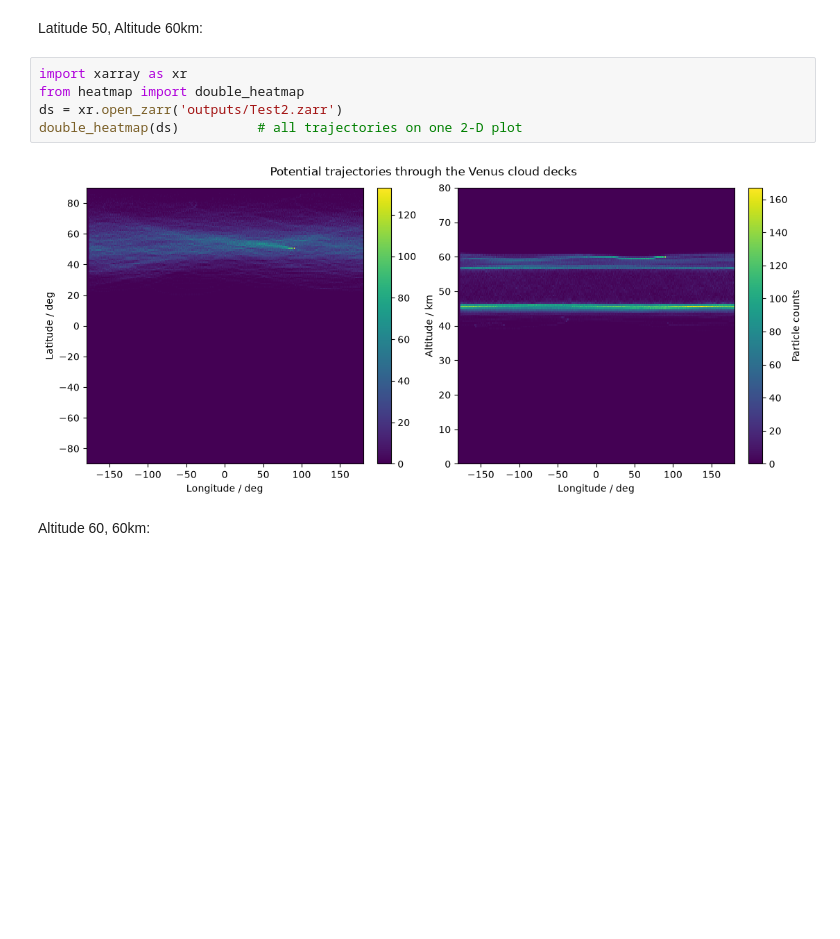
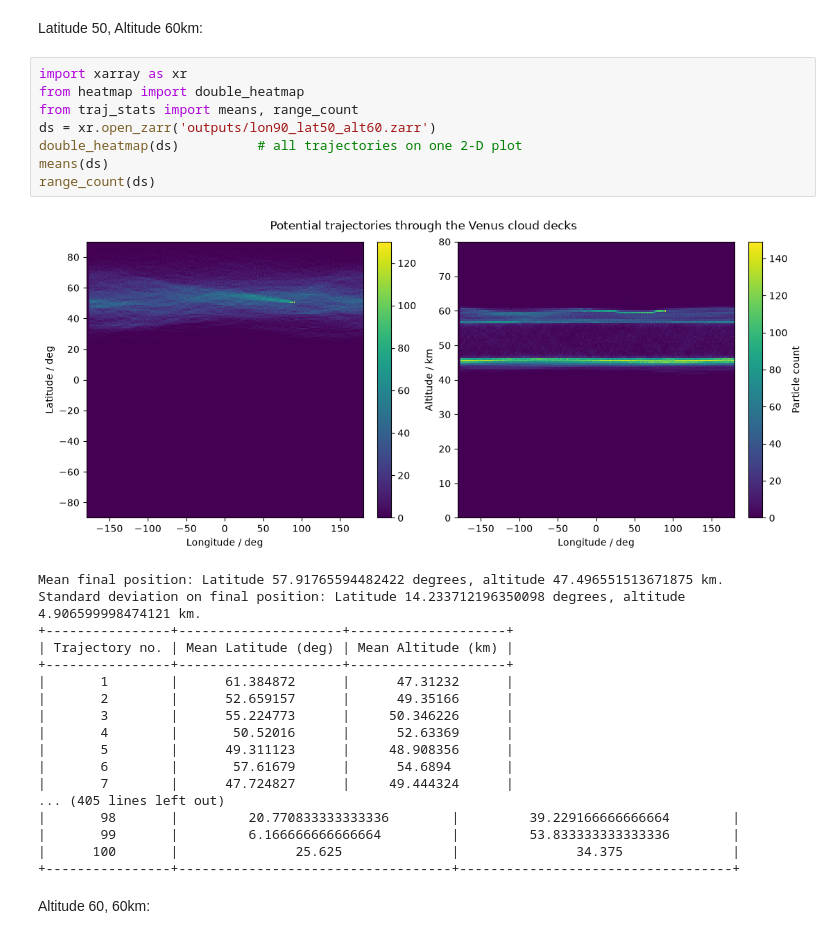
Before and after one commit to maureenjcohen/latraj, a Jupyter notebook: analysis.ipynb, the cells around one changed output. Drawn from its saved outputs; the diff is of its cells as text; blank space fills up the shorter version.

```diff
--- a/analysis.ipynb
+++ b/analysis.ipynb
@@ -351,10 +354,30 @@ Latitude 50, Altitude 60km:
 # %%
 import xarray as xr
 from heatmap import double_heatmap
-ds = xr.open_zarr('outputs/Test2.zarr')
+from traj_stats import means, range_count
+ds = xr.open_zarr('outputs/lon90_lat50_alt60.zarr')
 double_heatmap(ds)          # all trajectories on one 2-D plot
+means(ds)
+range_count(ds)
 # %% [output]
-[figure, old version]
+[figure, new version]
+Mean final position: Latitude 57.91765594482422 degrees, altitude 47.496551513671875 km.
+Standard deviation on final position: Latitude 14.233712196350098 degrees, altitude 4.906599998474121 km.
++----------------+---------------------+--------------------+
+| Trajectory no. | Mean Latitude (deg) | Mean Altitude (km) |
++----------------+---------------------+--------------------+
+|       1        |      61.384872      |      47.31232      |
+|       2        |      52.659157      |      49.35166      |
+|       3        |      55.224773      |     50.346226      |
+|       4        |       50.52016      |      52.63369      |
+|       5        |      49.311123      |     48.908356      |
+|       6        |       57.61679      |      54.6894       |
+|       7        |      47.724827      |     49.444324      |
+... (405 lines left out)
+|       98       |         20.770833333333336        |         39.229166666666664        |
+|       99       |         6.166666666666664         |         53.833333333333336        |
+|      100       |               25.625              |               34.375              |
++----------------+-----------------------------------+-----------------------------------+
 # %% [markdown]
 Altitude 60, 60km:
 # %%
```
Also changed, not shown: parts of 4 cells of this notebook, 2 other files.
